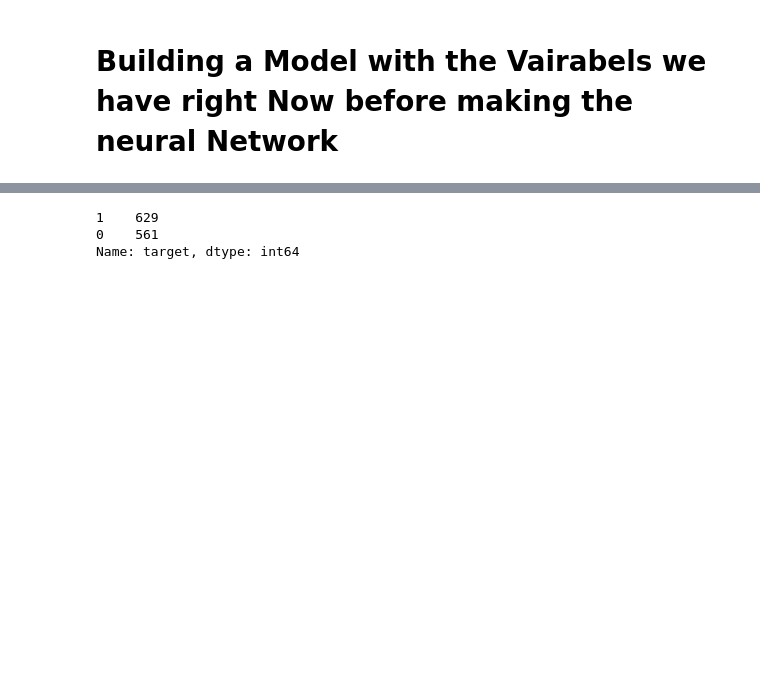
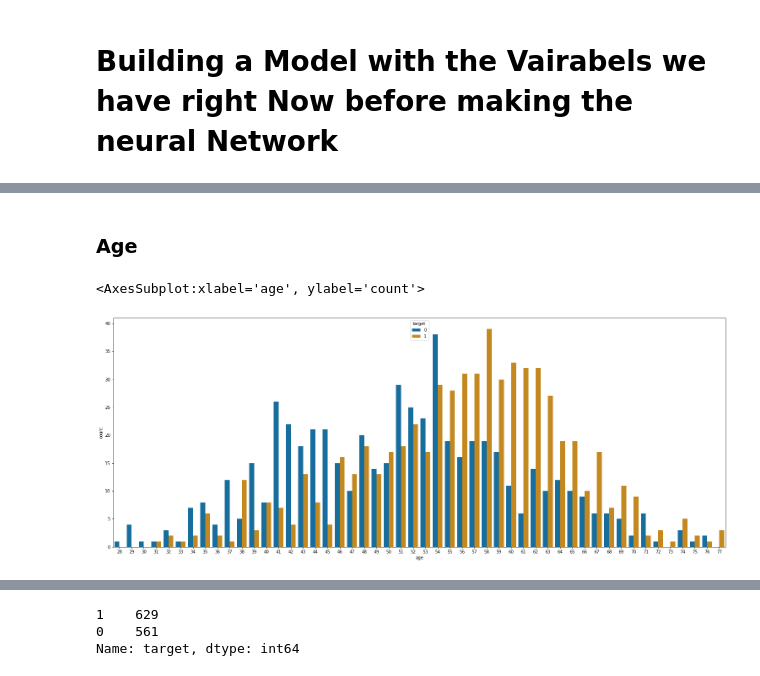
Before and after one commit to GideonO1997/Heart-Disease-Prediction-Site, a Jupyter notebook: HeartDiseasePrediction.ipynb, the cells around one changed output, grey strips where cells are left out. Drawn from its saved outputs; the diff is of its cells as text; code cells hidden in the pictures; blank space fills up the shorter version.

```diff
--- a/HeartDiseasePrediction.ipynb
+++ b/HeartDiseasePrediction.ipynb
@@ -260,0 +366,11 @@ sns.displot(data=db, x="oldpeak", col="target", hue="sex", kde=True, bins=20)
+# %% [markdown]
+### Age
+# %%
+# Creating a new DB
+cf_db = db
+# Looking at how each age is affect by heart disease
+plt.figure(figsize=(26, 10))
+sns.countplot(data=cf_db, x='age', hue='target', palette='colorblind')
+# %% [output]
+<AxesSubplot:xlabel='age', ylabel='count'>
+[figure, new version]
```
Also changed, not shown: parts of 78 cells of this notebook, 26 other files.
